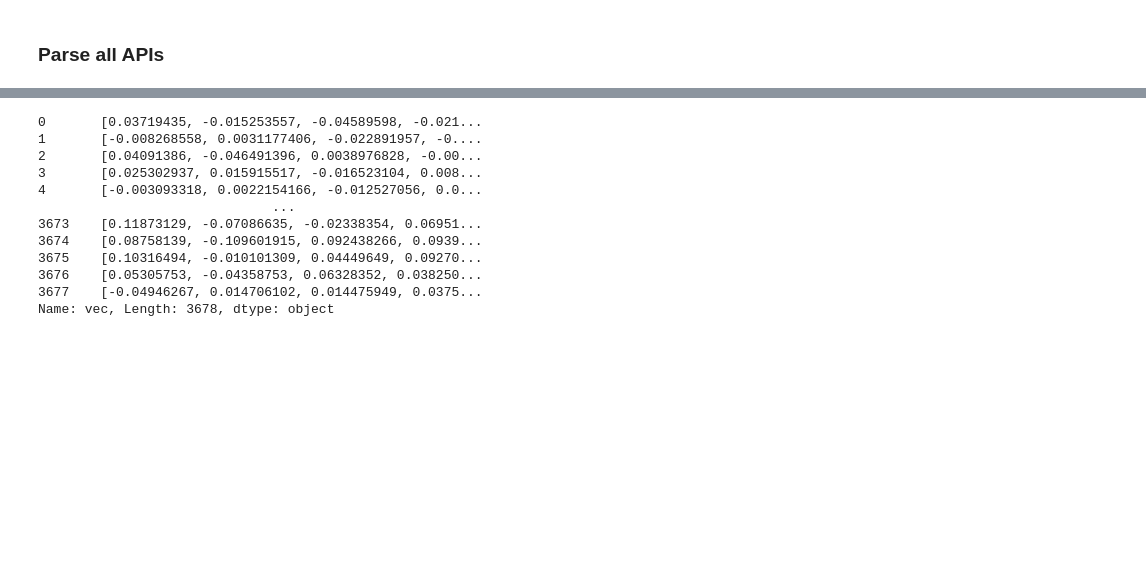
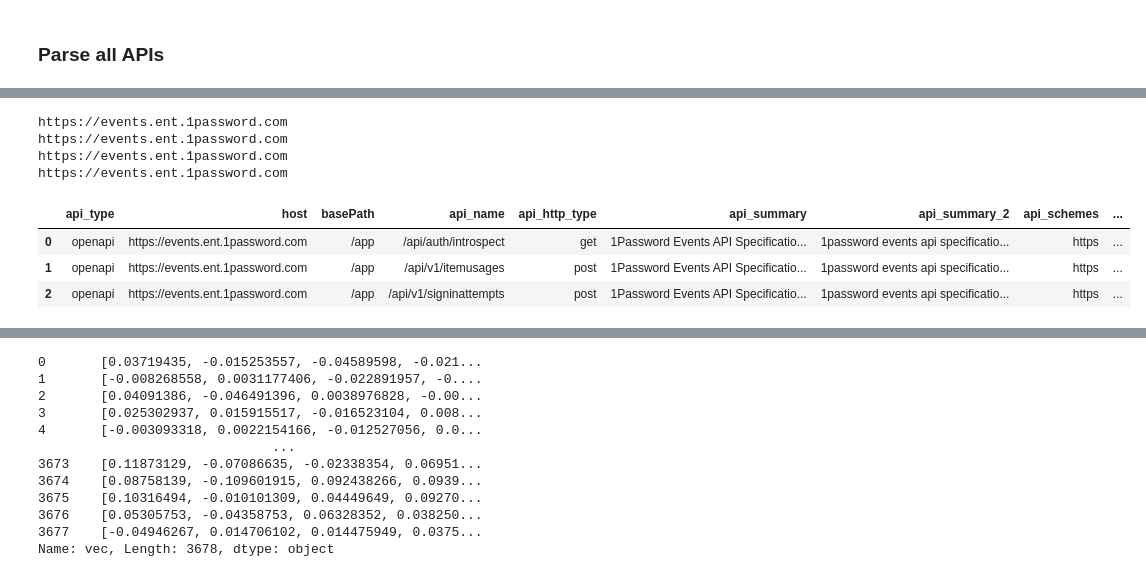
Before and after one commit to ravisiv/APIClassification, a Jupyter notebook: APIClassification.ipynb, the cells around one changed output, grey strips where cells are left out. Saved outputs shown, nothing was run; the diff lists cells and outputs as text; code cells hidden in the pictures; blank space fills up the shorter version.

```diff
--- a/APIClassification.ipynb
+++ b/APIClassification.ipynb
@@ -85,0 +206,63 @@ apis_df = pd.DataFrame.from_records(apis, columns=['api_type','host','basePath',
+# %%
+api_rows = []
+with open("/Users/ravis/Documents/GitHub/openapi-directory/APIs/1password.com/events/1.0.0/openapi.yaml", 'r') as stream:
+    data_loaded = yaml.safe_load(stream)
+    data_items =  list(data_loaded.keys())
+    api_type = data_items[0]
+    api_http_types = []
+    api_schemes = []
+    base_path = ""
+    api_scheme_count = 0
+    api_schemes_combined = 0
+    api_https_supported = 0
+    api_responses_count = 0
+    api_servers = data_loaded['servers']
+    api_paths = data_loaded['paths']
+    api_schemes = []
+    api_scheme_count = 0
+    apis.append(api_row + ["".join(api_summary_2)] )
+    main_description = data_loaded["info"]["description"]
+
+    for api_server in api_servers:
+        host = api_server['url']
+        api_scheme = urlparse(host)[0]
+        api_schemes.append(api_scheme)
+        print(api_url)
+    api_schemes.sort()
+    api_schemes = list(set(api_schemes))
+    api_schemes_combined = "|".join(api_schemes)
+    api_scheme_count = len(api_schemes)
+    paths = data_loaded["paths"]
+
+    for key2, val2 in paths.items():
+        api_name = key2
+        api_http_type = list(val2.keys())[0]
+        api_http_types.append(api_http_type)
+        api_summary = main_description + " " + val2[api_http_type]['summary']
+        api_tags = val2[api_http_type]['tags']
+        try:
+            api_responses_count = len(val2[api_http_type]['responses'])
+        except:
+            pass
+
+
+        api_summary_2 = ""
+        if api_summary:
+            api_summary_2 = re.sub('\W+',' ', api_summary.lower() )
+            if api_tags and type(api_tags) is list:
+                api_summary_2 += " " + " ".join(api_tags)
+                api_summary_2 =  api_summary_2.lower()
+        api_row = [api_type,host,basePath,api_name,api_http_type, api_summary,api_summary_2,api_schemes_combined,api_scheme_count,api_responses_count] + get_three_tags(api_tags)
+        api_rows.append(api_row)
+apis_df = pd.DataFrame.from_records(api_rows, columns=['api_type','host','basePath','api_name','api_http_type','api_summary',"api_summary_2",'api_schemes','api_schemes_count','api_responses_count','tag1', 'tag2', 'tag3'])
+
+apis_df
+# %% [output]
+https://events.ent.1password.com
+https://events.ent.1password.com
+https://events.ent.1password.com
+https://events.ent.1password.com
+|  | api_type | host | basePath | api_name | api_http_type | api_summary | api_summary_2 | api_schemes | ... |
+| 0 | openapi | https://events.ent.1password.com | /app | /api/auth/introspect | get | 1Password Events API Specificatio... | 1password events api specificatio... | https | ... |
+| 1 | openapi | https://events.ent.1password.com | /app | /api/v1/itemusages | post | 1Password Events API Specificatio... | 1password events api specificatio... | https | ... |
+| 2 | openapi | https://events.ent.1password.com | /app | /api/v1/signinattempts | post | 1Password Events API Specificatio... | 1password events api specificatio... | https | ... |
```
Also changed, not shown: parts of 13 cells of this notebook, 1 other file.
